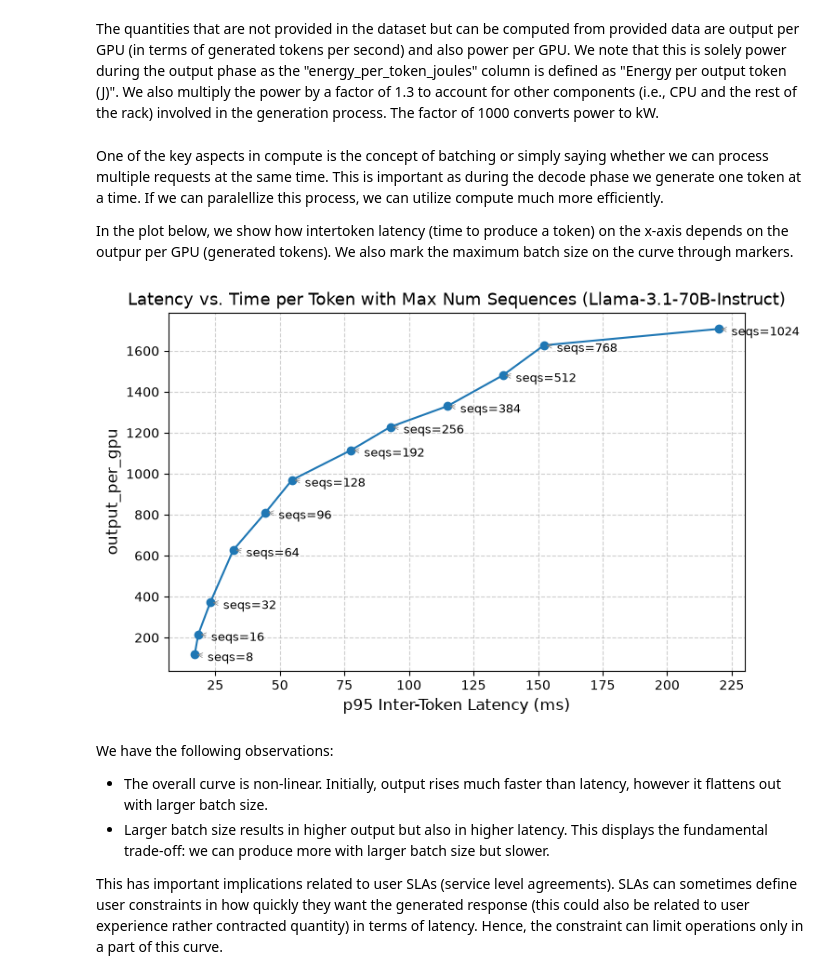
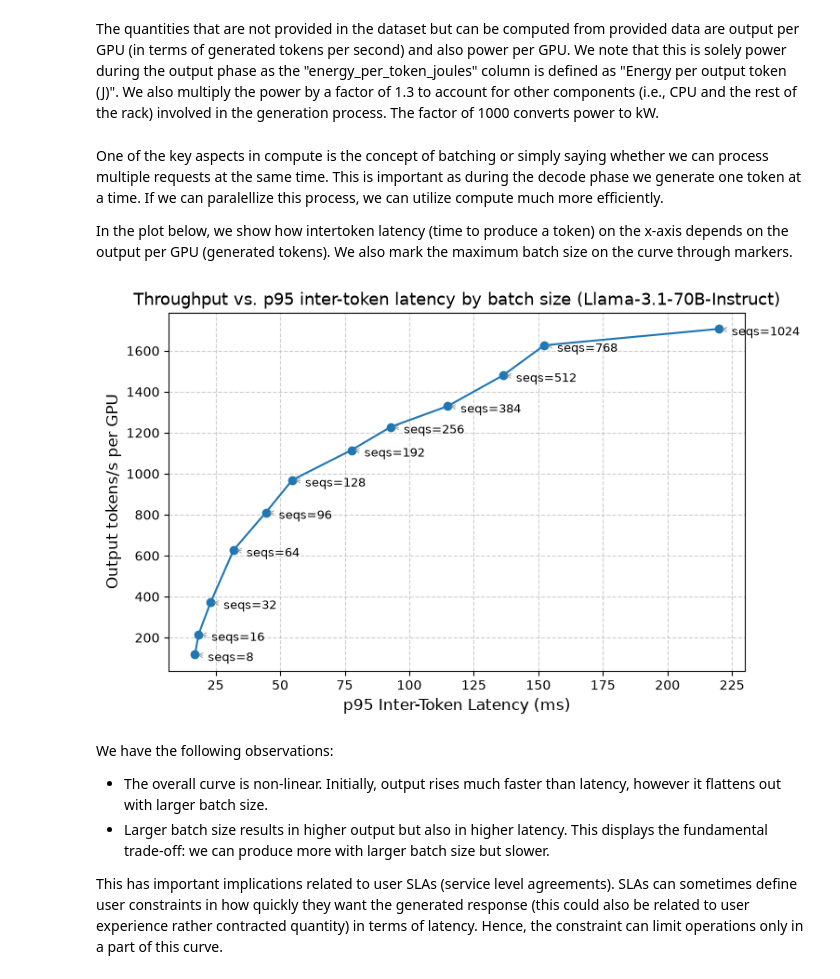
Before and after one commit to starship204/ComputePricing, a Jupyter notebook: DemandProfile.ipynb, the cells around one changed output. Drawn from its saved outputs; the diff is of its cells as text; code cells hidden in the pictures.

```diff
--- a/DemandProfile.ipynb
+++ b/DemandProfile.ipynb
@@ -195,34 +191,34 @@ df["power_per_gpu"] = df["energy_per_token_joules"]*df["output_per_gpu"]*1.3/100
 # %% [markdown]
 One of the key aspects in compute is the concept of batching or simply saying whether we can process multiple requests at the same time. This is important as during the decode phase we generate one token at a time. If we can paralellize this process, we can utilize compute much more efficiently.
 
-In the plot below, we show how intertoken latency (time to produce a token) on the x-axis depends on the outpur per GPU (generated tokens). We also mark the maximum batch size on the curve through markers.
+In the plot below, we show how intertoken latency (time to produce a token) on the x-axis depends on the output per GPU (generated tokens). We also mark the maximum batch size on the curve through markers.
 # %%
 plt.figure(figsize=(8, 5))
 x_vals = df["p95_itl_ms"]
 y_vals = df["output_per_gpu"]
 
 plt.plot(x_vals, y_vals, marker='o', linestyle='-', color='tab:blue', label='Throughput Curve')
 
 for idx, row in df.iterrows():
     x = row["p95_itl_ms"]
     y = row["output_per_gpu"]
     label = int(row["max_num_seqs"])
 
     plt.annotate(f"seqs={label}",
                  (x, y),
                  textcoords="offset points",
                  xytext=(10, -5),
                  ha='left',
                  fontsize=9,
                  arrowprops=dict(arrowstyle="->", color='gray', lw=0.5))
 
 plt.xlabel('p95 Inter-Token Latency (ms)', fontsize=12)
-plt.ylabel('output_per_gpu', fontsize=12)
-plt.title('Latency vs. Time per Token with Max Num Sequences (Llama-3.1-70B-Instruct)', fontsize=13)
+plt.ylabel('Output tokens/s per GPU', fontsize=12)
+plt.title('Throughput vs. p95 inter-token latency by batch size (Llama-3.1-70B-Instruct)', fontsize=13)
 plt.grid(True, linestyle='--', alpha=0.6)
 plt.show()
 # %% [output]
-[figure, old version]
+[figure, new version]
 # %% [markdown]
 We have the following observations:
 
```
Also changed, not shown: parts of 13 cells of this notebook, 4 other files.
